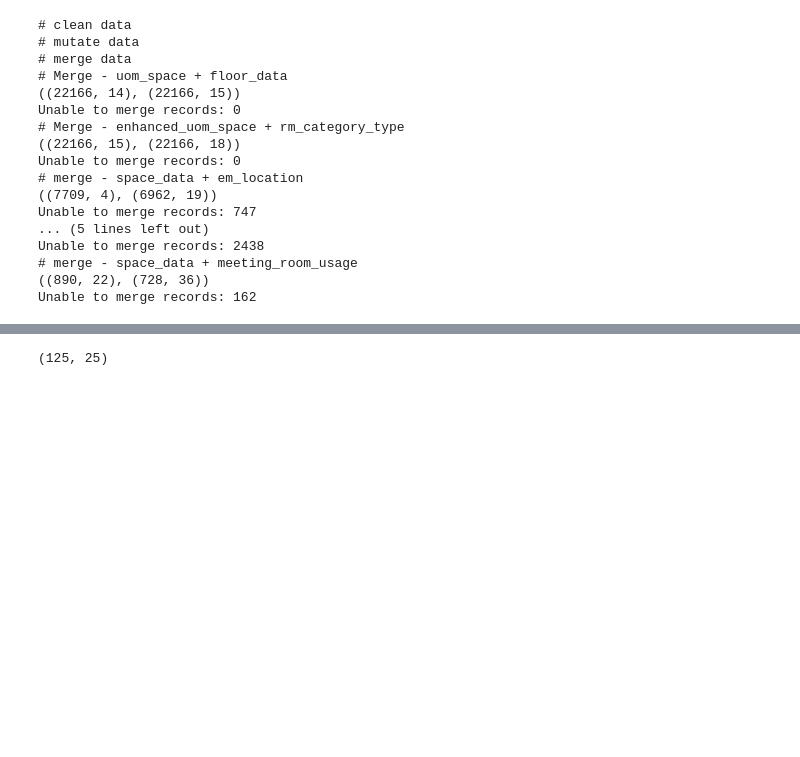
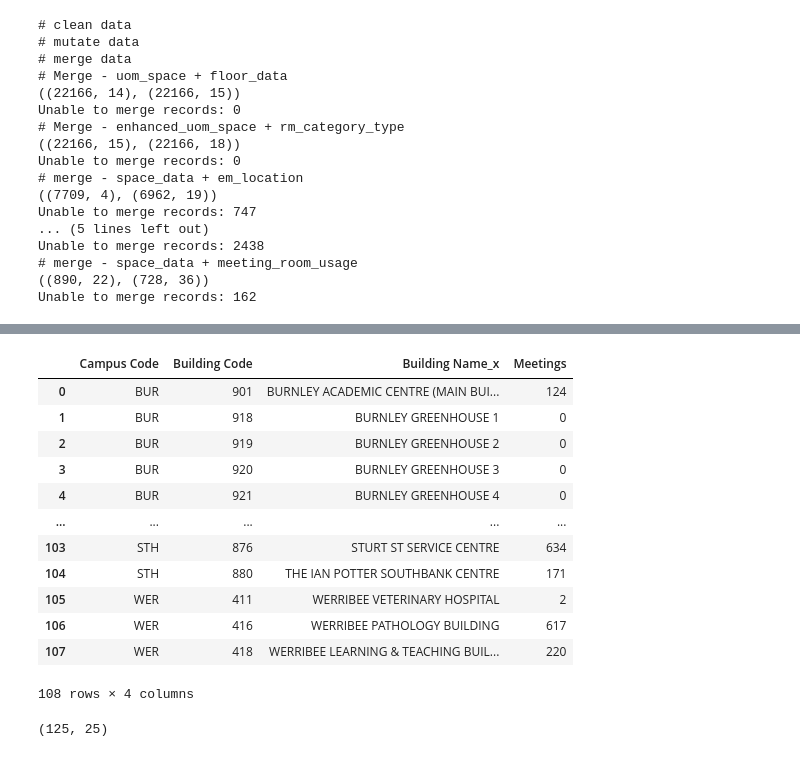
Before and after one commit to abhinavcreed13/project-space-optimisation-group-3, a Jupyter notebook: notebooks/Data Loading + Mutation Helpers.ipynb, the cells around one changed output, grey strips where cells are left out. Cells and saved outputs as stored; diff of their text form; code cells hidden in the pictures; blank space fills up the shorter version.

```diff
--- a/notebooks/Data Loading + Mutation Helpers.ipynb
+++ b/notebooks/Data Loading + Mutation Helpers.ipynb
@@ -298,3 +359,19 @@ possible_toilets_data = _extractor.get_toilets_data(_processor.rm_category_type_
+# %%
+mr_usage_data.groupby(by=['Campus Code','Building Code','Building Name_x'], as_index=False)['Meetings'].sum()
+# %% [output]
+|  | Campus Code | Building Code | Building Name_x | Meetings |
+| 0 | BUR | 901 | BURNLEY ACADEMIC CENTRE (MAIN BUI... | 124 |
+| 1 | BUR | 918 | BURNLEY GREENHOUSE 1 | 0 |
+| 2 | BUR | 919 | BURNLEY GREENHOUSE 2 | 0 |
+| 3 | BUR | 920 | BURNLEY GREENHOUSE 3 | 0 |
+| 4 | BUR | 921 | BURNLEY GREENHOUSE 4 | 0 |
+| ... | ... | ... | ... | ... |
+| 103 | STH | 876 | STURT ST SERVICE CENTRE | 634 |
+| 104 | STH | 880 | THE IAN POTTER SOUTHBANK CENTRE | 171 |
+| 105 | WER | 411 | WERRIBEE VETERINARY HOSPITAL | 2 |
+| 106 | WER | 416 | WERRIBEE PATHOLOGY BUILDING | 617 |
+| 107 | WER | 418 | WERRIBEE LEARNING & TEACHING BUIL... | 220 |
+108 rows × 4 columns
 # %%
 possible_mr_data_equipments = _extractor.get_meeting_rooms_equipment_data(av_equipment_data)
 possible_mr_data_equipments.shape
```
Also changed, not shown: parts of 9 cells of this notebook, 7 other files.
